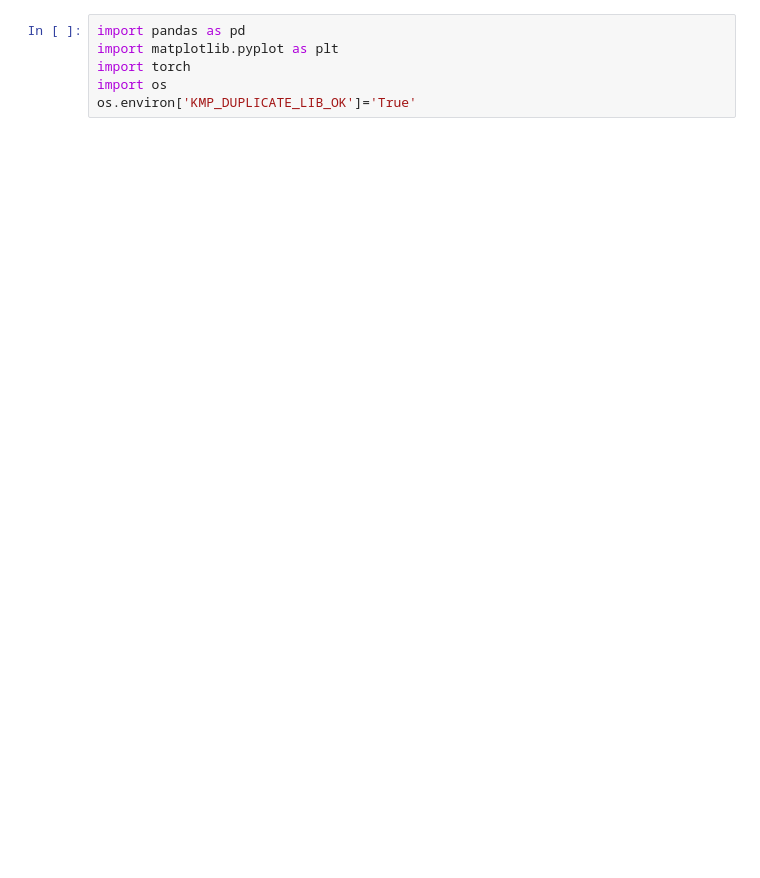
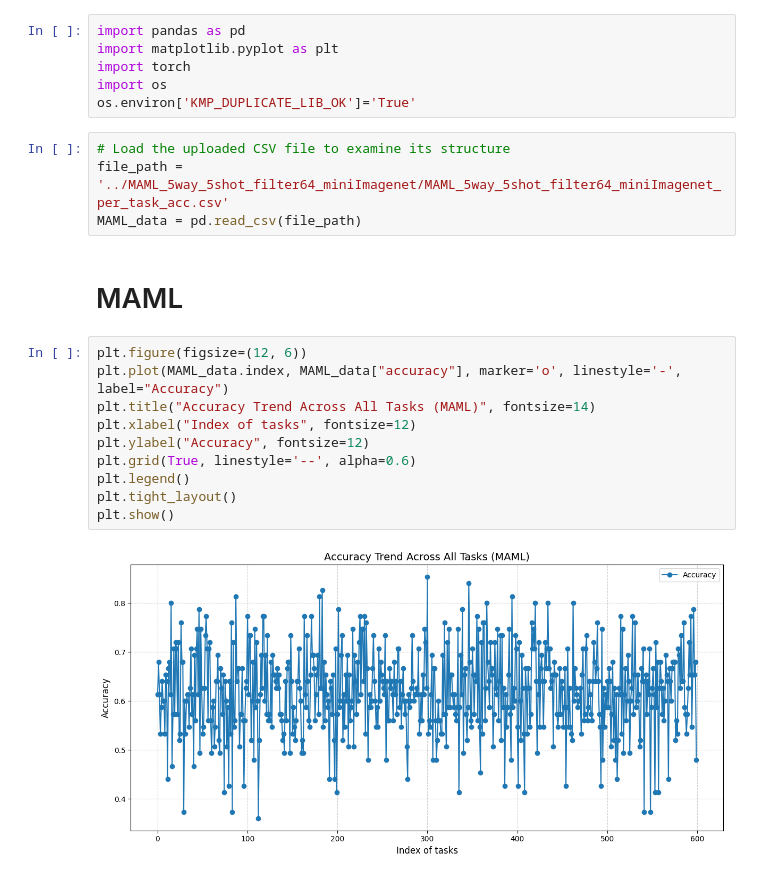
Before and after one commit to SKKUJMLim/prompt_maml, a Jupyter notebook: analysis/per_task_acc.ipynb, the cells around one changed output. Saved outputs shown, nothing was run; the diff lists cells and outputs as text; blank space fills up the shorter version.

```diff
--- a/analysis/per_task_acc.ipynb
+++ b/analysis/per_task_acc.ipynb
@@ -4,3 +4,21 @@ import matplotlib.pyplot as plt
 import torch
 import os
 os.environ['KMP_DUPLICATE_LIB_OK']='True'
+# %%
+# Load the uploaded CSV file to examine its structure
+file_path = '../MAML_5way_5shot_filter64_miniImagenet/MAML_5way_5shot_filter64_miniImagenet_per_task_acc.csv'
+MAML_data = pd.read_csv(file_path)
+# %% [markdown]
+# MAML
+# %%
+plt.figure(figsize=(12, 6))
+plt.plot(MAML_data.index, MAML_data["accuracy"], marker='o', linestyle='-', label="Accuracy")
+plt.title("Accuracy Trend Across All Tasks (MAML)", fontsize=14)
+plt.xlabel("Index of tasks", fontsize=12)
+plt.ylabel("Accuracy", fontsize=12)
+plt.grid(True, linestyle='--', alpha=0.6)
+plt.legend()
+plt.tight_layout()
+plt.show()
+# %% [output]
+[figure, added]
```
Also changed, not shown: parts of 3 cells of this notebook, 3 other files.
